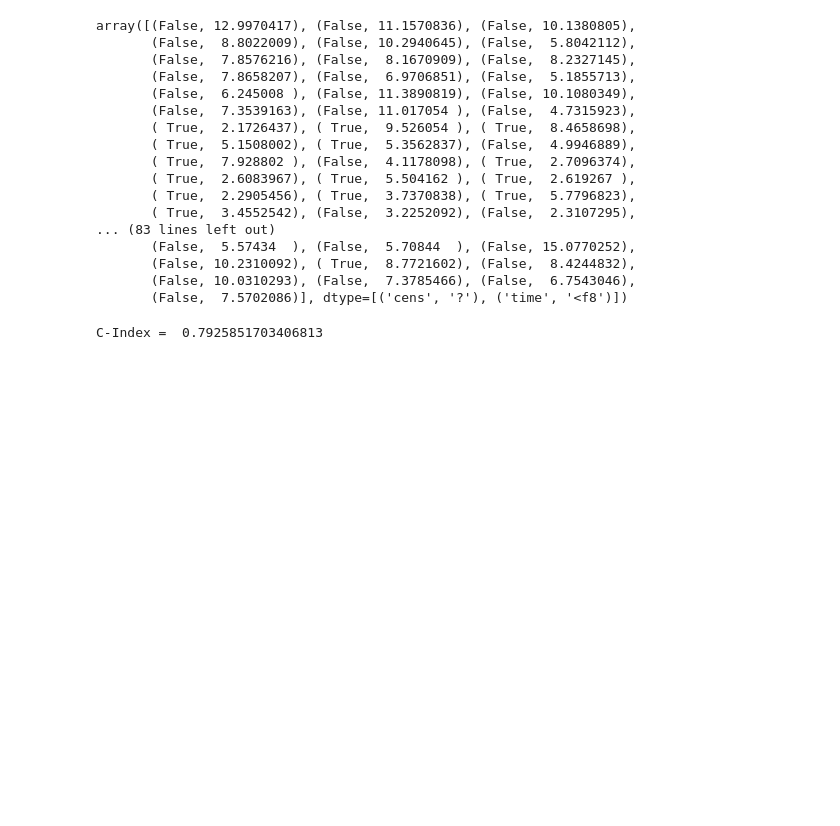
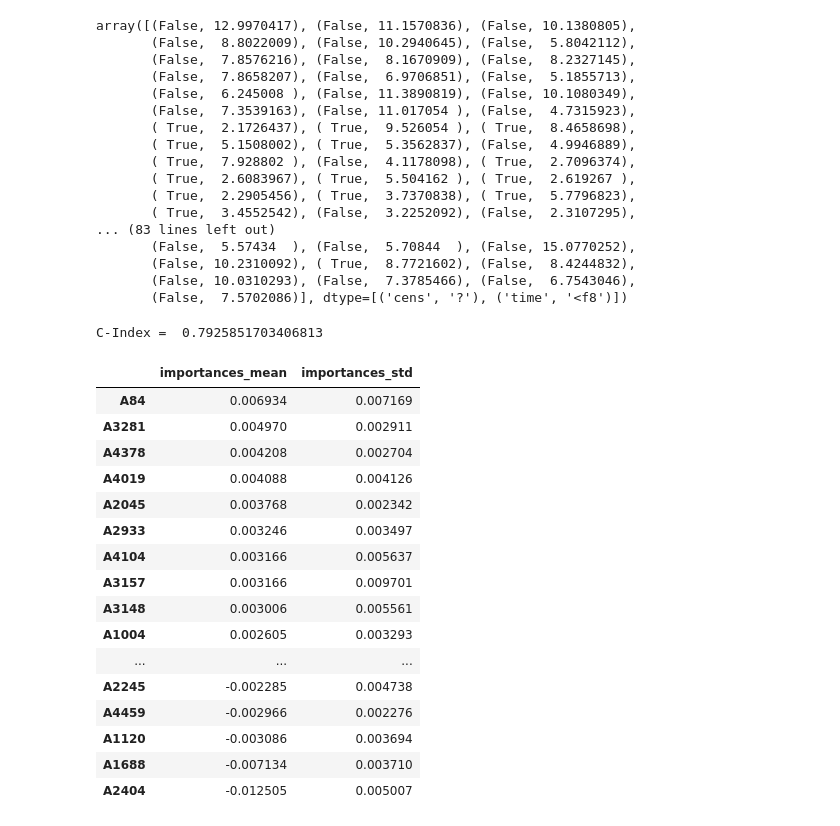
Before and after one commit to utihamartiwi/Mapper-for-high-dimensiona-survival-analysis, a Jupyter notebook: Mapper_Survival_DBCD.ipynb, the cells around one changed output. Cells and saved outputs as stored; diff of their text form; code cells hidden in the pictures; blank space fills up the shorter version.

```diff
--- a/Mapper_Survival_DBCD.ipynb
+++ b/Mapper_Survival_DBCD.ipynb
@@ -436,3 +439,29 @@ c_rsf1 = rsf_dbcd.score(X_test, Y_test)
 print("C-Index = ", c_rsf1)
 # %% [output]
 C-Index =  0.7925851703406813
+# %%
+result = permutation_importance(rsf_dbcd, X_test, Y_test, n_repeats=25, random_state=6)
+df_result = pd.DataFrame({k: result[k] for k in (
+            "importances_mean",
+            "importances_std",)},
+    index=X_test.columns,).sort_values(by="importances_mean", ascending=False)
+
+df_result
+# %% [output]
+|  | importances_mean | importances_std |
+| A84 | 0.006934 | 0.007169 |
+| A3281 | 0.004970 | 0.002911 |
+| A4378 | 0.004208 | 0.002704 |
+| A4019 | 0.004088 | 0.004126 |
+| A2045 | 0.003768 | 0.002342 |
+| A2933 | 0.003246 | 0.003497 |
+| A4104 | 0.003166 | 0.005637 |
+| A3157 | 0.003166 | 0.009701 |
+| A3148 | 0.003006 | 0.005561 |
+| A1004 | 0.002605 | 0.003293 |
+| ... | ... | ... |
+| A2245 | -0.002285 | 0.004738 |
+| A4459 | -0.002966 | 0.002276 |
+| A1120 | -0.003086 | 0.003694 |
+| A1688 | -0.007134 | 0.003710 |
+| A2404 | -0.012505 | 0.005007 |
```
Also changed, not shown: parts of 7 cells of this notebook, 2 other files.
